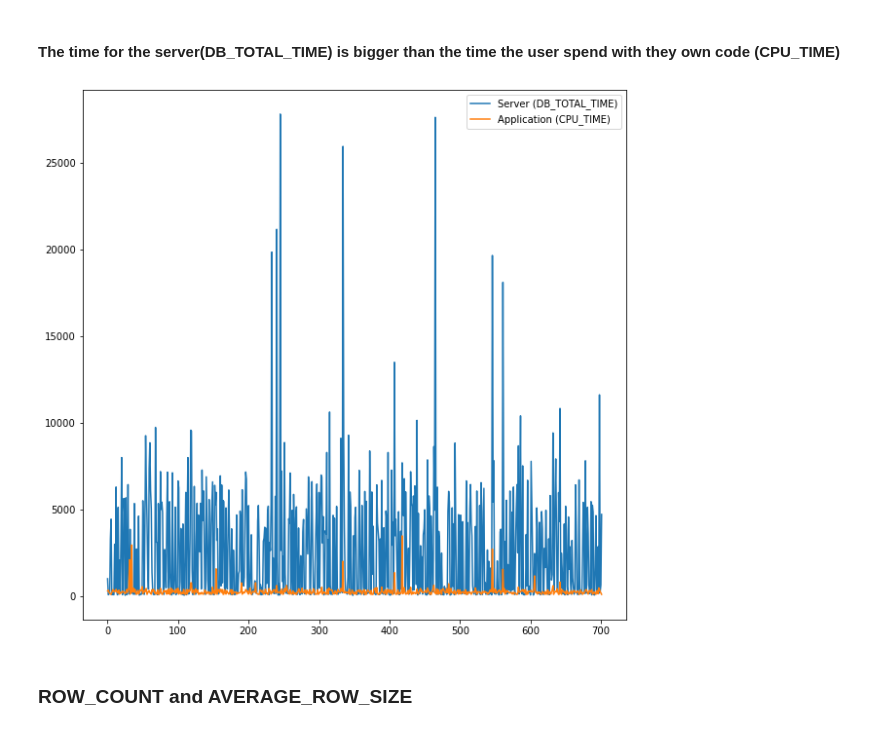
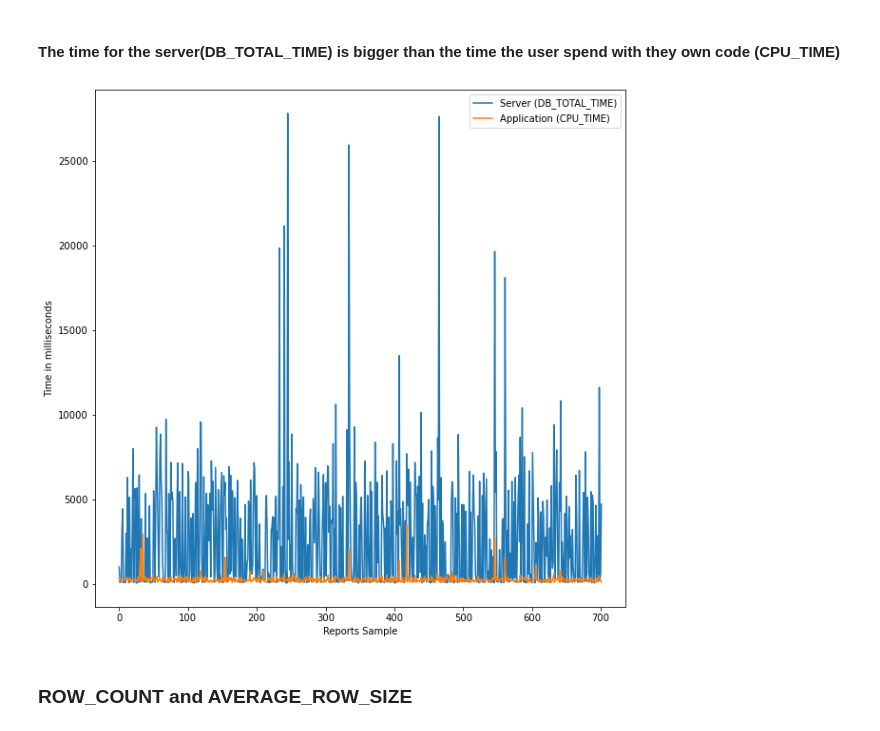
Before and after one commit to dell-splab/lightning-analysis, a Jupyter notebook: 3.2 Is the bottleneck in the application level .ipynb, the cells around one changed output. Drawn from its saved outputs; the diff is of its cells as text; code cells hidden in the pictures.

```diff
--- a/3.2 Is the bottleneck in the application level .ipynb
+++ b/3.2 Is the bottleneck in the application level .ipynb
@@ -35,31 +35,32 @@ reports.shape
 # %%
 # Filter for better visualization
 reports = reports[reports["DB_TOTAL_TIME"] <30000 ]
 
 reports['DB_TOTAL_TIME'] = reports['DB_TOTAL_TIME'].apply(np.int64)
 reports['CPU_TIME'] = reports['CPU_TIME'].apply(np.int64)
 
 # transforms columns in lists
 LIST_DB_TOTAL_TIME = reports["DB_TOTAL_TIME"].to_numpy()
 LIST_CPU_TIME = reports["CPU_TIME"].to_numpy()
 ids = reports["REPORT_ID_DERIVED"].to_numpy()
 
 
 df = pd.DataFrame({
     'Server (DB_TOTAL_TIME)':LIST_DB_TOTAL_TIME,
     'Application (CPU_TIME)': LIST_CPU_TIME,
     #"id": ids,
 })
 
 
 # plot multiple columns such as DB_TOTAL_TIME and CPU_TIME from dataframe
 df.plot( y=["Server (DB_TOTAL_TIME)", "Application (CPU_TIME)"],
-        kind="line", figsize=(10, 10))
-
+        kind="line", figsize=(10, 10), rot = 0)
+plt.ylabel('Time in milliseconds')
+plt.xlabel('Reports Sample')
 # display plot
 plt.show()
 # %% [output]
-[figure, old version]
+[figure, new version]
 # %% [markdown]
 ### ROW_COUNT and AVERAGE_ROW_SIZE
 # %% [markdown]
```
Also changed, not shown: parts of 6 cells of this notebook.
